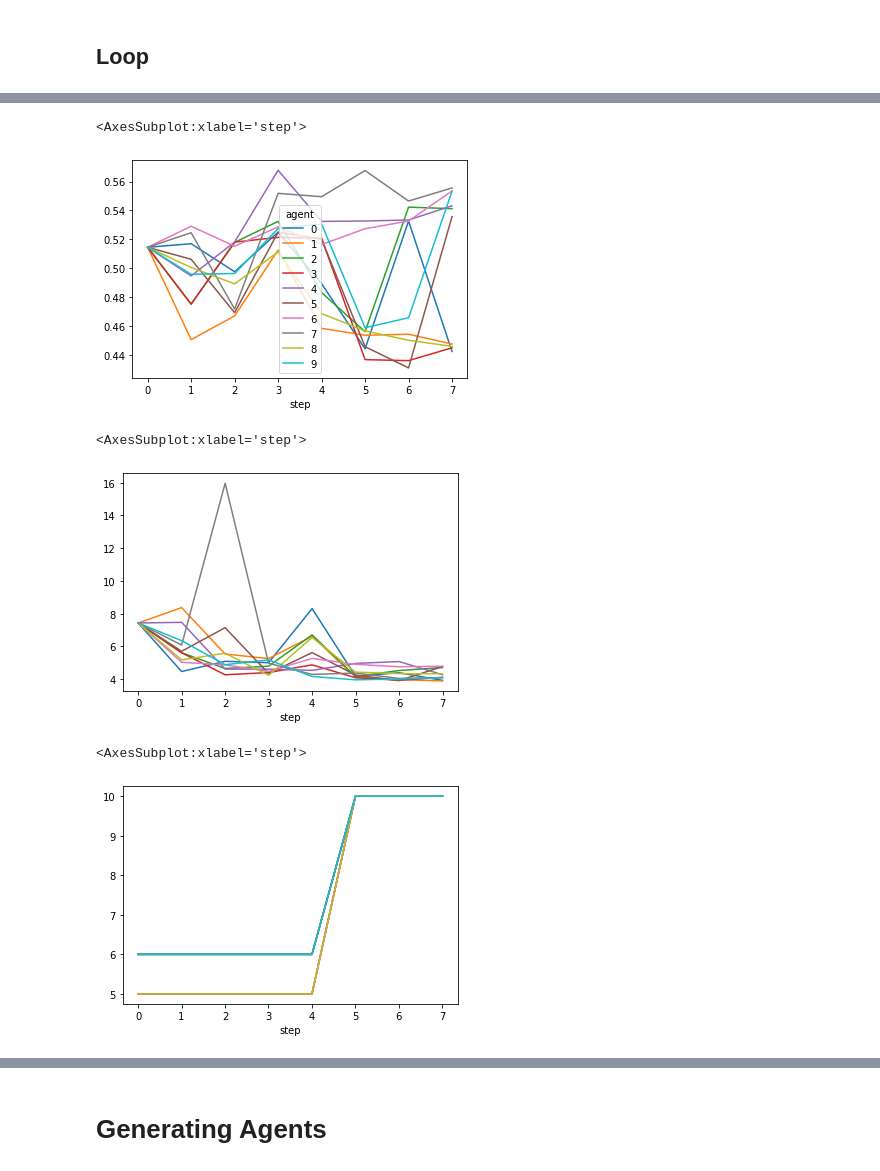
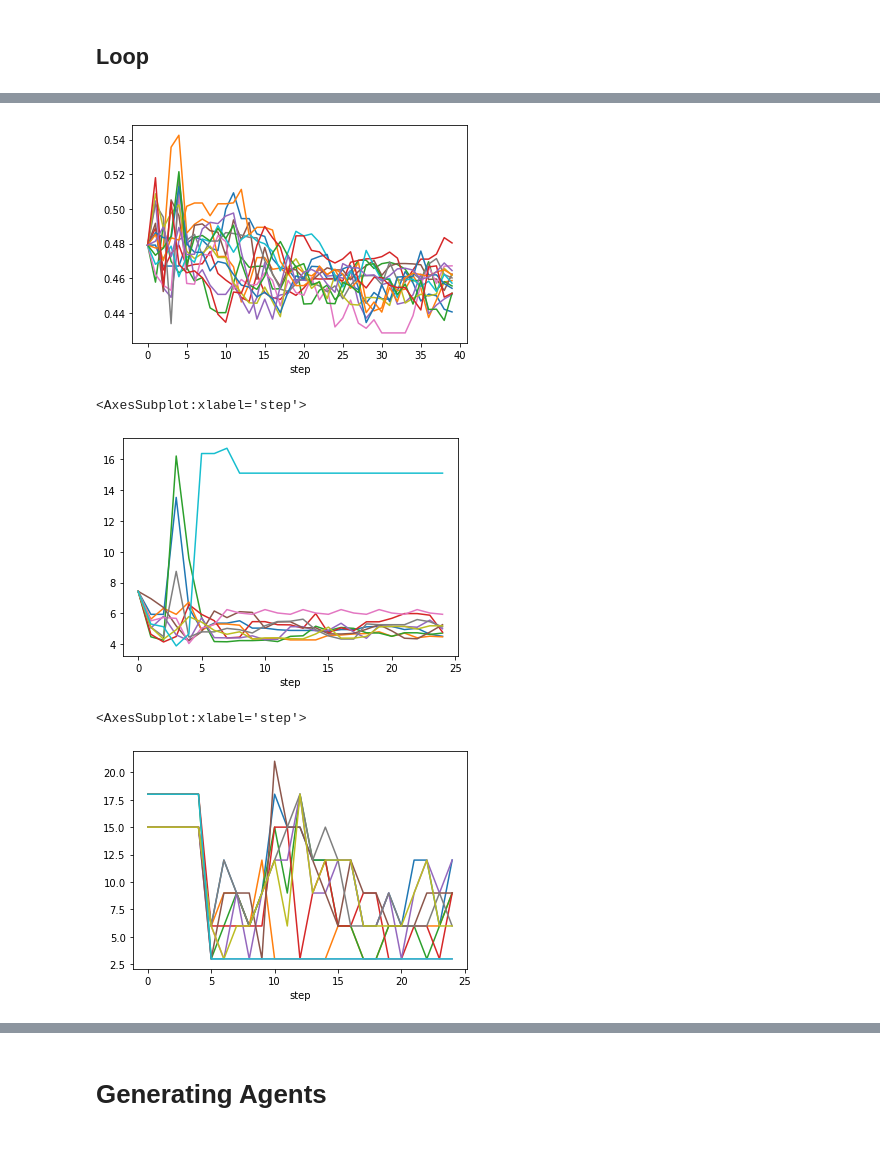
Before and after one commit to debatelab/ada-simulation, a Jupyter notebook: belief-dynamics_with_lms.ipynb, the cells around one changed output, grey strips where cells are left out. Drawn from its saved outputs; the diff is of its cells as text; code cells hidden in the pictures.

```diff
--- a/belief-dynamics_with_lms.ipynb
+++ b/belief-dynamics_with_lms.ipynb
@@ -278,0 +185,2 @@ for t in tqdm(range(global_parameters['n_initial_posts'],global_parameters['max_
+# %%
+plot_data = pd.read_csv('test4.csv',index_col=['step','agent'], skipinitialspace=True)
@@ -279,16 +197,16 @@ for t in tqdm(range(global_parameters['n_initial_posts'],global_parameters['max_
 # %%
-conversation.data.polarity.unstack().plot(legend=True)
+ax = plot_data.polarity.unstack().plot(legend=False)
+#ax.legend(loc='upper left', ncol=2)
 # %% [output]
-<AxesSubplot:xlabel='step'>
-[figure, old version]
+[figure, new version]
 # %%
-conversation.data.salience.unstack().plot(legend=False)
+plot_data.salience.unstack().plot(legend=False)
 # %% [output]
 <AxesSubplot:xlabel='step'>
-[figure, old version]
+[figure, new version]
 # %%
-conversation.data.peers.apply(len).unstack().plot(legend=False)
+plot_data.peers.apply(len).unstack().plot(legend=False)
 # %% [output]
 <AxesSubplot:xlabel='step'>
-[figure, old version]
+[figure, new version]
 # %%
```
Also changed, not shown: parts of 23 cells of this notebook, 14 other files.
